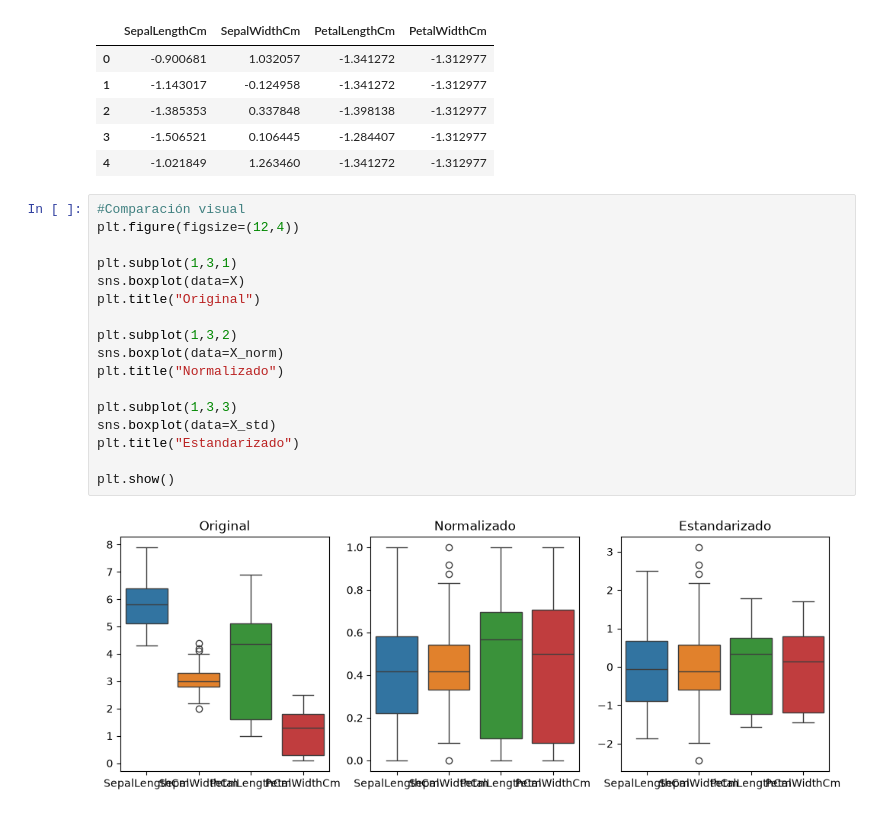
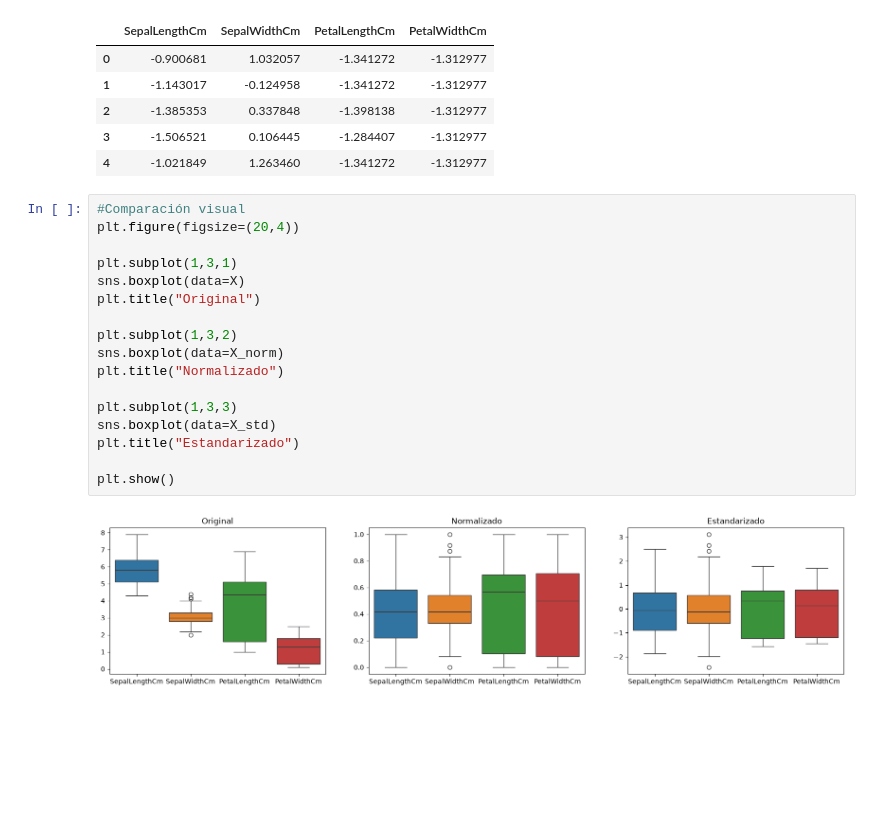
Before and after one commit to andresgonzlez896-lang/Fundamentos-ML, a Jupyter notebook: Ejercicio_Practico_1.ipynb, the cells around one changed output. Cells and saved outputs as stored; diff of their text form; blank space fills up the shorter version.

```diff
--- a/Ejercicio_Practico_1.ipynb
+++ b/Ejercicio_Practico_1.ipynb
@@ -221,20 +221,20 @@ X_std.head()
 | 4 | -1.021849 | 1.263460 | -1.341272 | -1.312977 |
 # %%
 #Comparación visual
-plt.figure(figsize=(12,4))
+plt.figure(figsize=(20,4))
 
 plt.subplot(1,3,1)
 sns.boxplot(data=X)
 plt.title("Original")
 
 plt.subplot(1,3,2)
 sns.boxplot(data=X_norm)
 plt.title("Normalizado")
 
 plt.subplot(1,3,3)
 sns.boxplot(data=X_std)
 plt.title("Estandarizado")
 
 plt.show()
 # %% [output]
-[figure, old version]
+[figure, new version]
```
Also changed, not shown: parts of 1 cell of this notebook, 2 other files.
